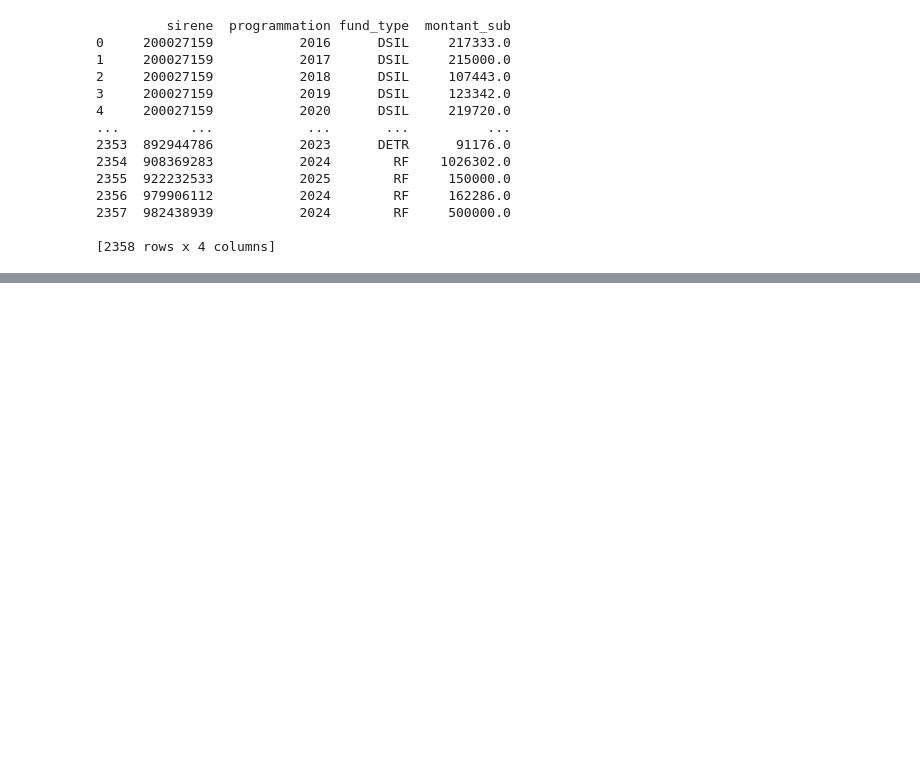
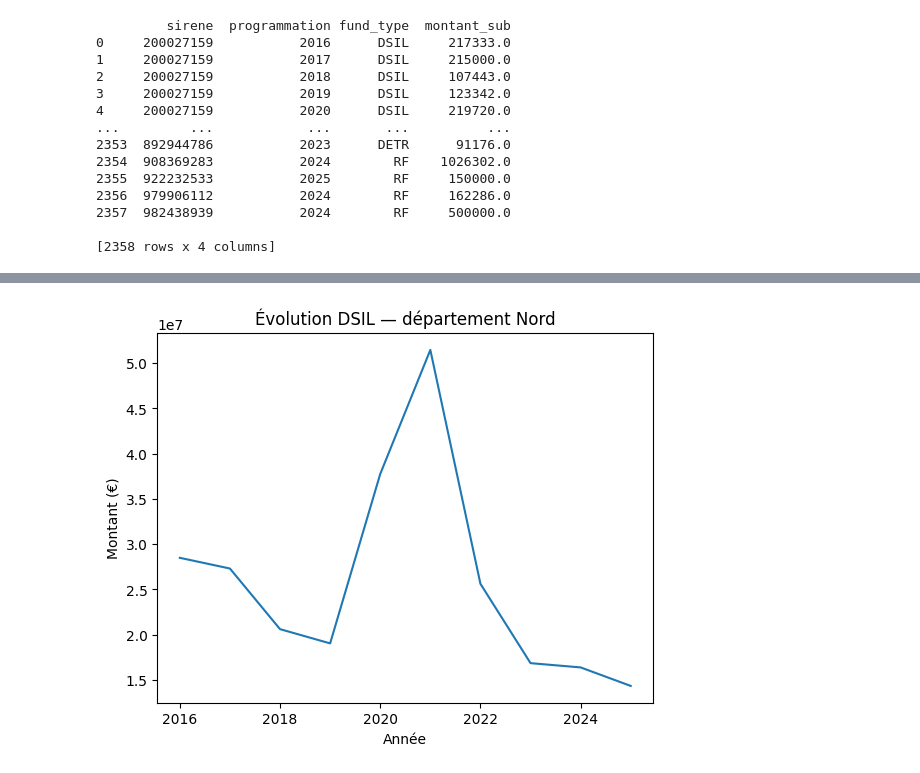
Before and after one commit to Antonlei59/projet1-aenord, a Jupyter notebook: notebooks/01_chargement_agregations.ipynb, the cells around one changed output, grey strips where cells are left out. Cells and saved outputs as stored; diff of their text form; code cells hidden in the pictures; blank space fills up the shorter version.

Commit message:
Ajout graphique DSIL et chargement données dans PostgreSQL

```diff
--- a/notebooks/01_chargement_agregations.ipynb
+++ b/notebooks/01_chargement_agregations.ipynb
@@ -135,0 +162,5 @@ print(subs)
+# %%
+#A partir de subArdt on groupe la DSIL par année.
+dsil_by_year=sub_ardt[(sub_ardt['fund_type'] == 'DSIL')]
+dsil_by_year = dsil_by_year.groupby(['programmation'])['montant_sub'].sum()
+print(dsil_by_year)
@@ -135,0 +180,10 @@ print(subs)
+# %%
+import matplotlib.pyplot as plt
+
+plt.plot(dsil_by_year.index, dsil_by_year.values)
+plt.title('Évolution DSIL — département Nord')
+plt.xlabel('Année')
+plt.ylabel('Montant (€)')
+plt.show()
+# %% [output]
+[figure, added]
```
Also changed, not shown: parts of 2 cells of this notebook.
